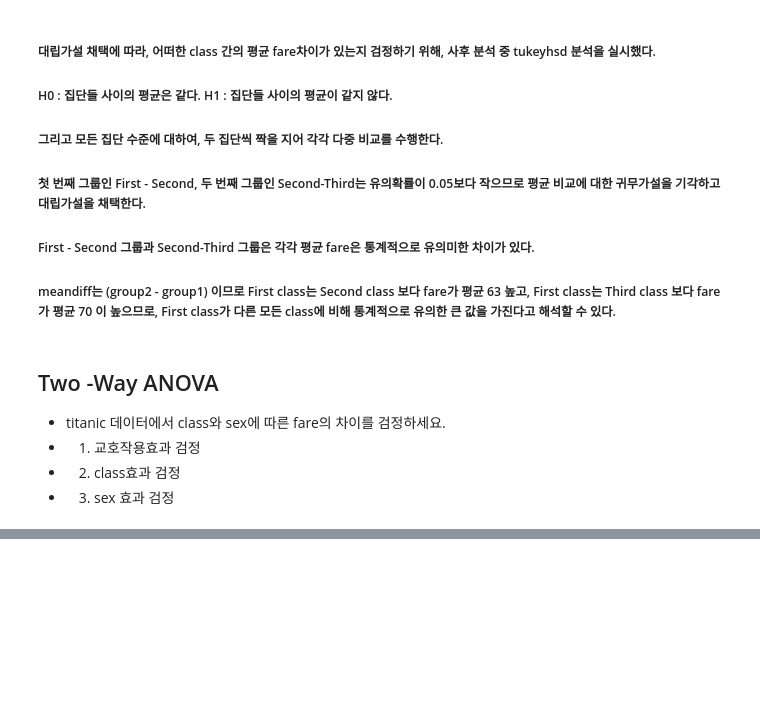
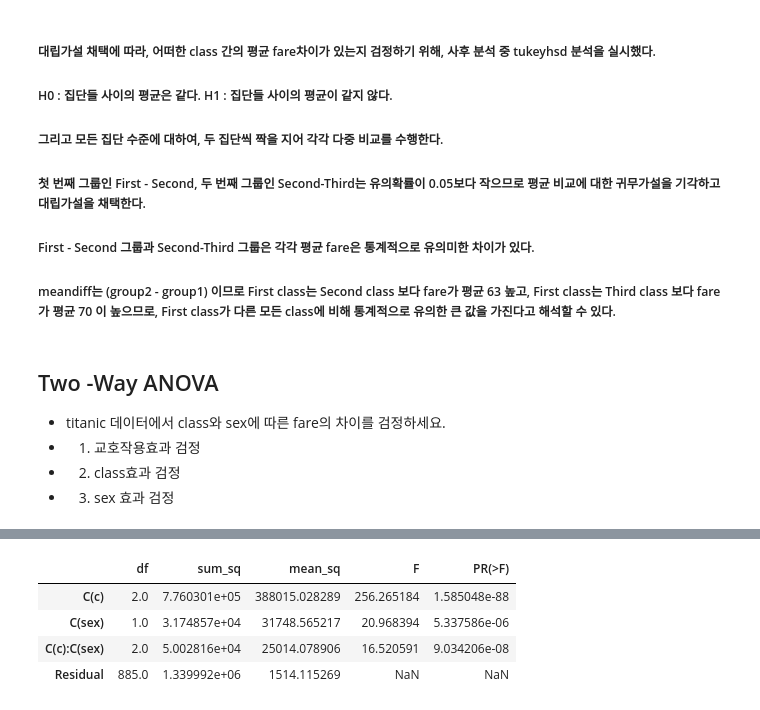
Before and after one commit to blackbutterfly0852/ADP_PRACTICE, a Jupyter notebook: 221017_분산분석.ipynb, the cells around one changed output, grey strips where cells are left out. Saved outputs shown, nothing was run; the diff lists cells and outputs as text; code cells hidden in the pictures; blank space fills up the shorter version.

Commit message:
221017 분산분석

```diff
--- a/221017_분산분석.ipynb
+++ b/221017_분산분석.ipynb
@@ -132,0 +202,12 @@ fig = tukeyhsd.plot_simultaneous()
+# %%
+# 분산분석 수행
+formula = 'fare~C(c)*C(sex)'
+model = ols(formula, df_t).fit()
+aov_table = anova_lm(model, type = 2)
+aov_table
+# %% [output]
+|  | df | sum_sq | mean_sq | F | PR(>F) |
+| C(c) | 2.0 | 7.760301e+05 | 388015.028289 | 256.265184 | 1.585048e-88 |
+| C(sex) | 1.0 | 3.174857e+04 | 31748.565217 | 20.968394 | 5.337586e-06 |
+| C(c):C(sex) | 2.0 | 5.002816e+04 | 25014.078906 | 16.520591 | 9.034206e-08 |
+| Residual | 885.0 | 1.339992e+06 | 1514.115269 | NaN | NaN |
```
Also changed, not shown: parts of 8 cells of this notebook.
